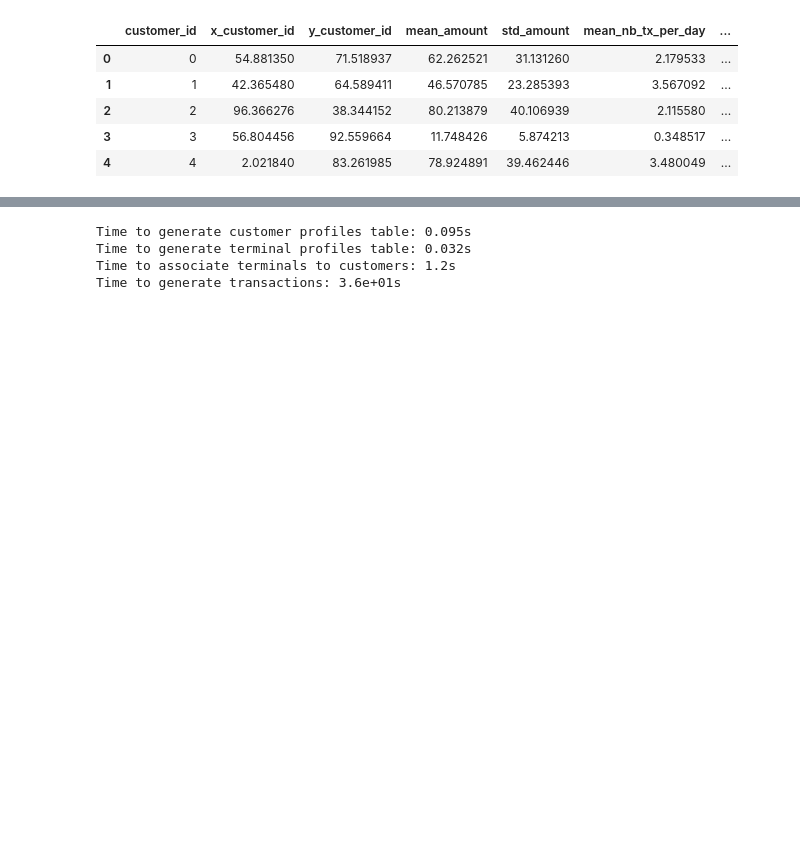
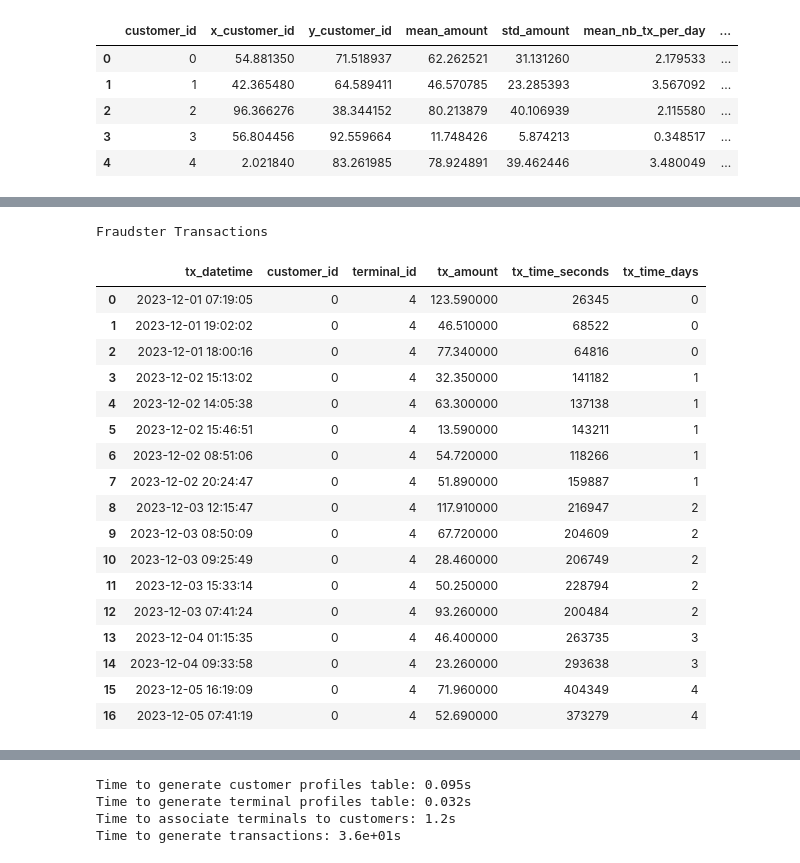
Before and after one commit to Tmiseray/transaction-data-simulator, a Jupyter notebook: TransDataSim.ipynb, the cells around one changed output, grey strips where cells are left out. Saved outputs shown, nothing was run; the diff lists cells and outputs as text; code cells hidden in the pictures; blank space fills up the shorter version.

```diff
--- a/TransDataSim.ipynb
+++ b/TransDataSim.ipynb
@@ -263,3 +370,29 @@ transaction_table_customer_0
+# %%
+suspicious_transaction_table_customer_0=generate_suspicious_transactions_table(customer_profiles_table.iloc[0],
+                                                         start_date = "2023-12-01",
+                                                         nb_days = 5)
+suspicious_transaction_table_customer_0=suspicious_transaction_table_customer_0.style.set_caption('Fraudster Transactions')
+suspicious_transaction_table_customer_0
+# %% [output]
+Fraudster Transactions
+|  | tx_datetime | customer_id | terminal_id | tx_amount | tx_time_seconds | tx_time_days |
+| 0 | 2023-12-01 07:19:05 | 0 | 4 | 123.590000 | 26345 | 0 |
+| 1 | 2023-12-01 19:02:02 | 0 | 4 | 46.510000 | 68522 | 0 |
+| 2 | 2023-12-01 18:00:16 | 0 | 4 | 77.340000 | 64816 | 0 |
+| 3 | 2023-12-02 15:13:02 | 0 | 4 | 32.350000 | 141182 | 1 |
+| 4 | 2023-12-02 14:05:38 | 0 | 4 | 63.300000 | 137138 | 1 |
+| 5 | 2023-12-02 15:46:51 | 0 | 4 | 13.590000 | 143211 | 1 |
+| 6 | 2023-12-02 08:51:06 | 0 | 4 | 54.720000 | 118266 | 1 |
+| 7 | 2023-12-02 20:24:47 | 0 | 4 | 51.890000 | 159887 | 1 |
+| 8 | 2023-12-03 12:15:47 | 0 | 4 | 117.910000 | 216947 | 2 |
+| 9 | 2023-12-03 08:50:09 | 0 | 4 | 67.720000 | 204609 | 2 |
+| 10 | 2023-12-03 09:25:49 | 0 | 4 | 28.460000 | 206749 | 2 |
+| 11 | 2023-12-03 15:33:14 | 0 | 4 | 50.250000 | 228794 | 2 |
+| 12 | 2023-12-03 07:41:24 | 0 | 4 | 93.260000 | 200484 | 2 |
+| 13 | 2023-12-04 01:15:35 | 0 | 4 | 46.400000 | 263735 | 3 |
+| 14 | 2023-12-04 09:33:58 | 0 | 4 | 23.260000 | 293638 | 3 |
+| 15 | 2023-12-05 16:19:09 | 0 | 4 | 71.960000 | 404349 | 4 |
+| 16 | 2023-12-05 07:41:19 | 0 | 4 | 52.690000 | 373279 | 4 |
 # %%
 # Transaction Table for All Customers
 transactions_df=customer_profiles_table.groupby('customer_id')\
```
Also changed, not shown: parts of 12 cells of this notebook.
